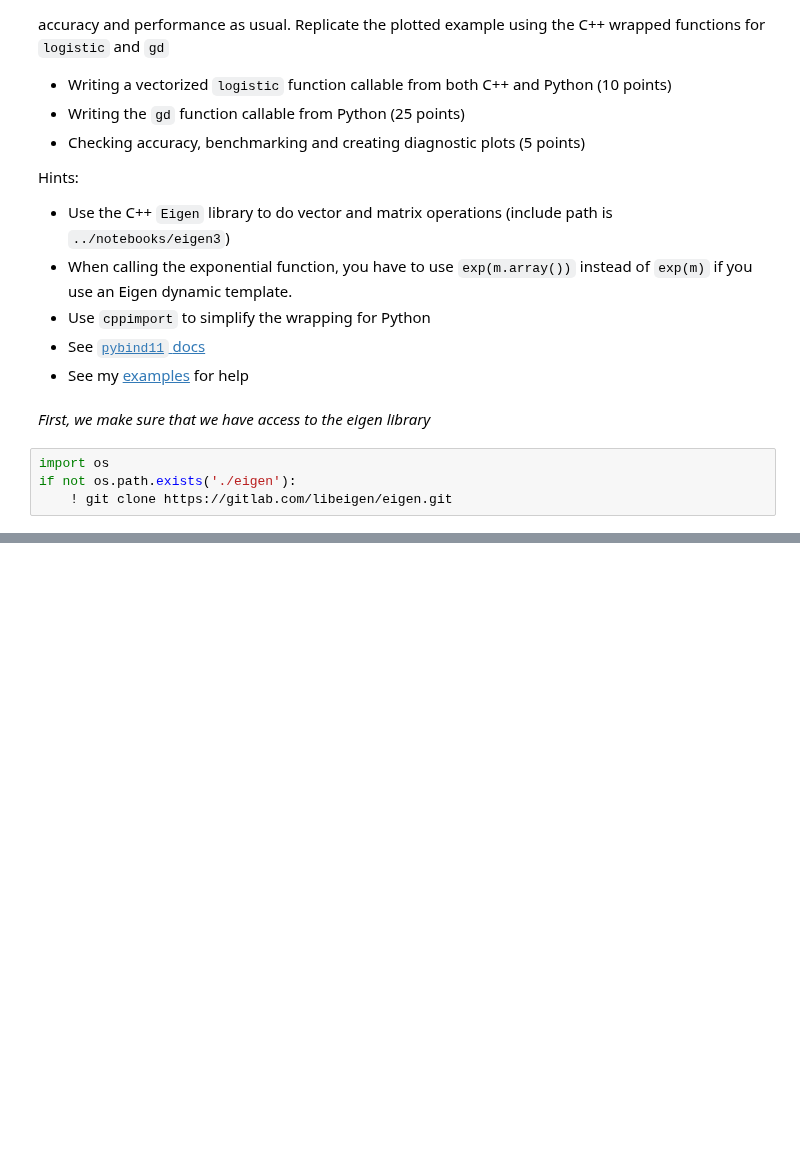
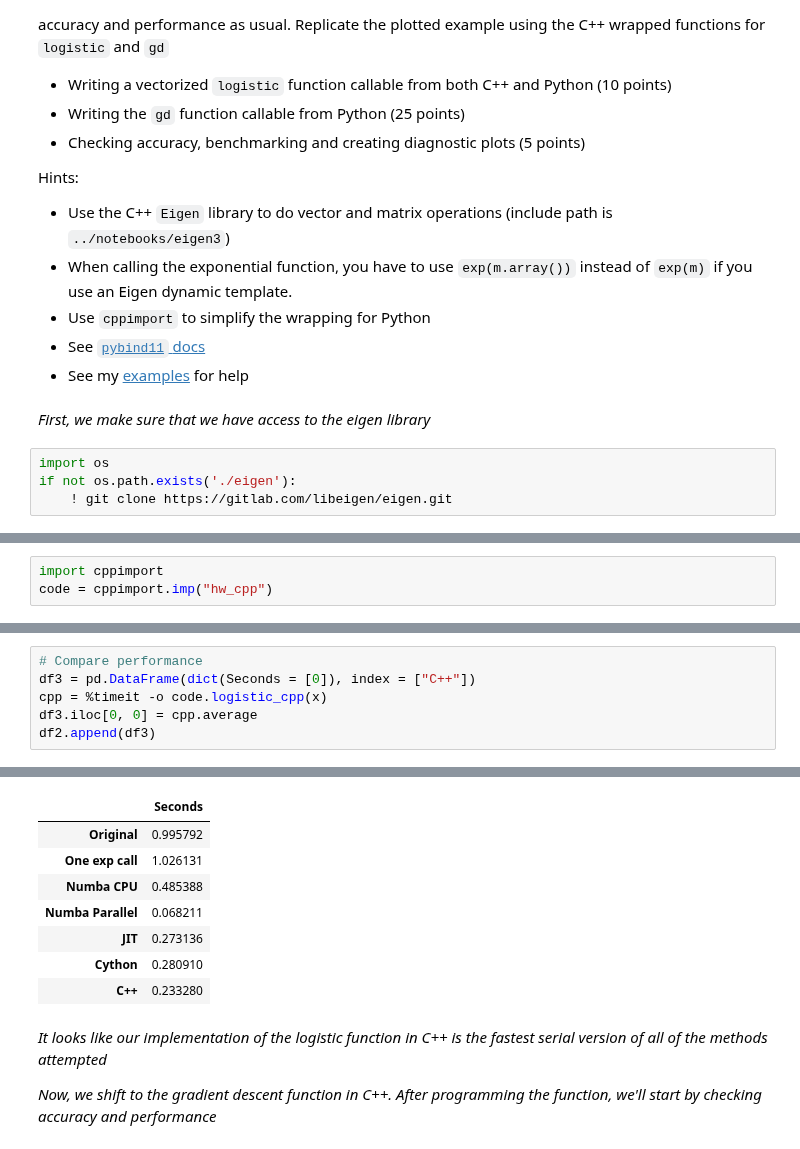
Before and after one commit to robkravec/sta-663-2021, a Jupyter notebook: notebooks/copies/homework/Homework05.ipynb, the cells around one changed output, grey strips where cells are left out. Saved outputs shown, nothing was run; the diff lists cells and outputs as text; blank space fills up the shorter version.

```diff
--- a/notebooks/copies/homework/Homework05.ipynb
+++ b/notebooks/copies/homework/Homework05.ipynb
@@ -402,0 +445,3 @@ if not os.path.exists('./eigen'):
+# %%
+import cppimport
+code = cppimport.imp("hw_cpp")
@@ -402,0 +459,7 @@ if not os.path.exists('./eigen'):
+# %%
+# Compare performance
+df3 = pd.DataFrame(dict(Seconds = [0]), index = ["C++"])
+cpp = %timeit -o code.logistic_cpp(x)
+df3.iloc[0, 0] = cpp.average
+df2.append(df3)
+# %% [output]
@@ -402,0 +467,12 @@ if not os.path.exists('./eigen'):
+|  | Seconds |
+| Original | 0.995792 |
+| One exp call | 1.026131 |
+| Numba CPU | 0.485388 |
+| Numba Parallel | 0.068211 |
+| JIT | 0.273136 |
+| Cython | 0.280910 |
+| C++ | 0.233280 |
+# %% [markdown]
+*It looks like our implementation of the logistic function in C++ is the fastest serial version of all of the methods attempted*
+
+*Now, we shift to the gradient descent function in C++. After programming the function, we'll start by checking accuracy and performance*
```
Also changed, not shown: parts of 27 cells of this notebook.
